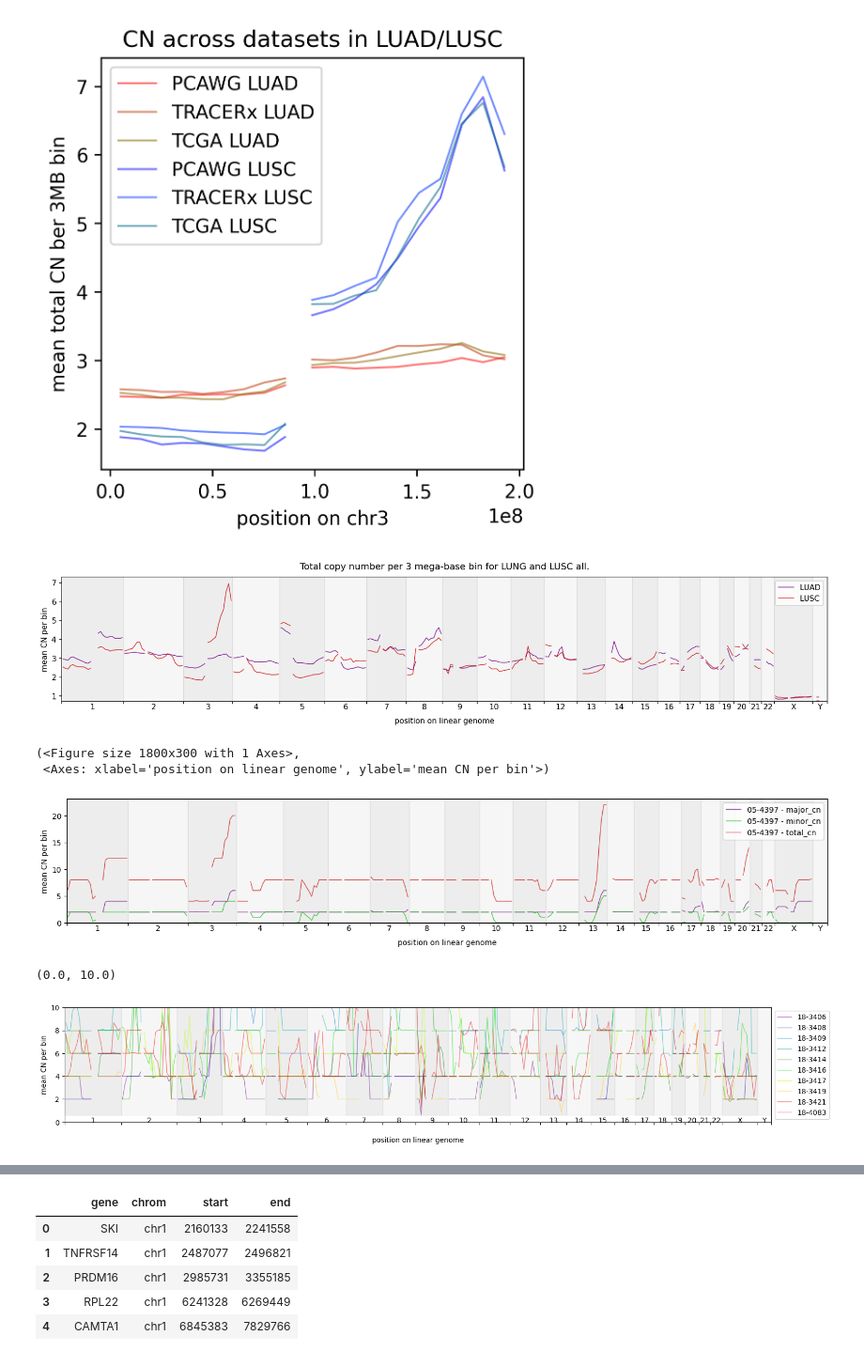
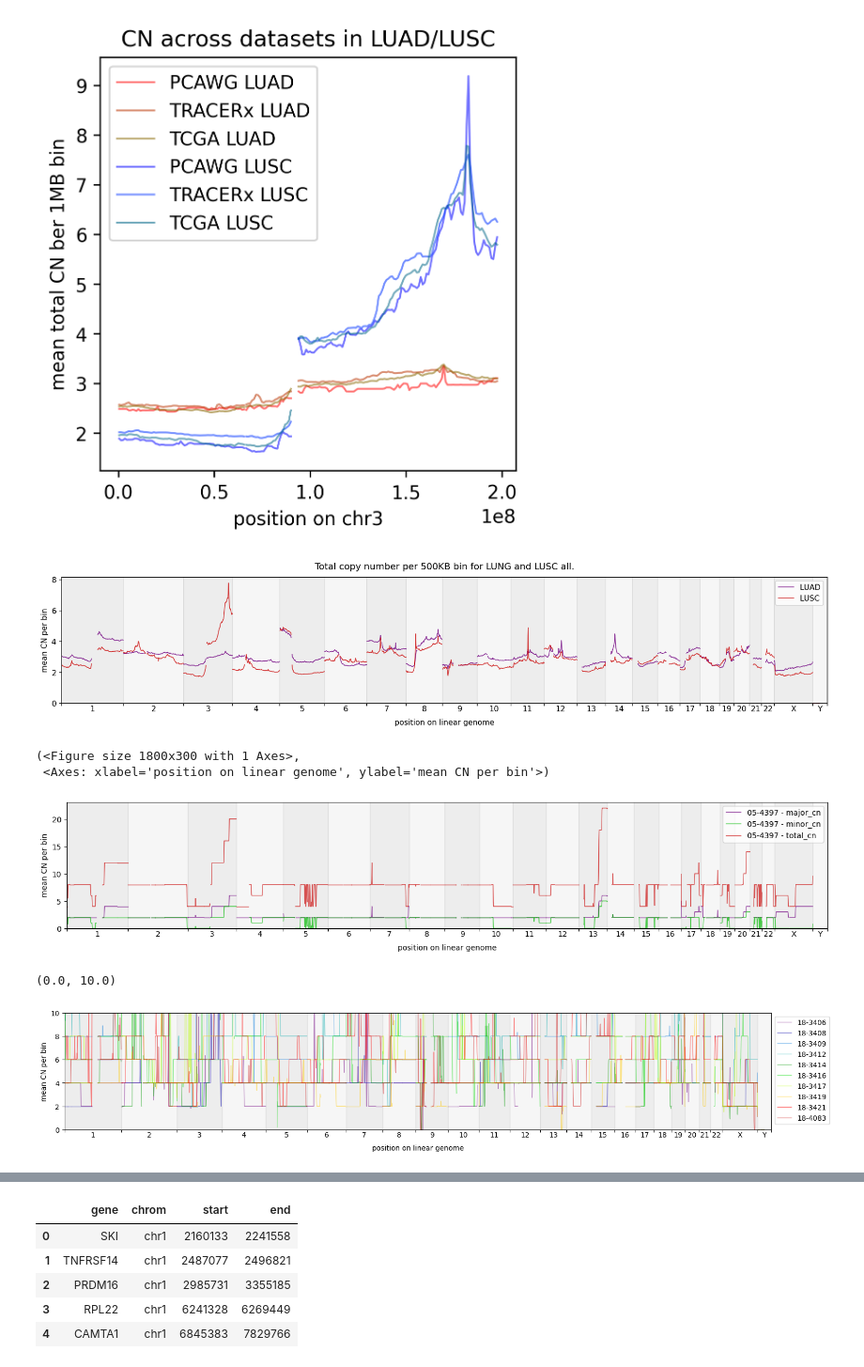
Before and after one commit to ICCB-Cologne/CNSistent, a Jupyter notebook: notebooks/analyze/analyze_lung.ipynb, the cells around one changed output, grey strips where cells are left out. Shown at 94% size. Saved outputs shown, nothing was run; the diff lists cells and outputs as text; code cells hidden in the pictures.

```diff
--- a/notebooks/analyze/analyze_lung.ipynb
+++ b/notebooks/analyze/analyze_lung.ipynb
@@ -34,6 +19,9 @@ get_cns_for_type(cns["PCAWG"], samples["PCAWG"], "LUAD").head()
+# %%
+samples_df, cns_df = main_load_data("1MB")
+datasets = samples_df["source"].unique()
 # %%
-luad_dict = { k : get_cns_for_type(cns[k], samples[k], "LUAD") for k in cns.keys() }
-lusc_dict = { k : get_cns_for_type(cns[k], samples[k], "LUSC") for k in cns.keys() }
+luad_dict = { k : get_cns_for_type(cns_df, samples_df.query(f"source == '{k}'"), "LUAD") for k in datasets }
+lusc_dict = { k : get_cns_for_type(cns_df, samples_df.query(f"source == '{k}'"), "LUSC") for k in datasets }
 means_single = [group_bins(dataset) for dataset in [v for k, v in luad_dict.items()] + [v for k, v in lusc_dict.items()]]
 luad_all = pd.concat([v for k, v in luad_dict.items()])
 lusc_all = pd.concat([v for k, v in lusc_dict.items()])
@@ -54,43 +29,43 @@ means_single[0].head()
 # %%
 labels = ["PCAWG LUAD", "TRACERx LUAD", "TCGA LUAD", "PCAWG LUSC", "TRACERx LUSC", "TCGA LUSC"]
 fig, ax = fig_lines(means_single, labels, column="total_cn", color=["#FF0000", "#BB3300", "#886600", "#0000FF", "#0033FF", "#006688"], dpi=300, chrom="chr3")
-ax.set_ylabel("mean total CN ber 3MB bin")
+ax.set_ylabel("mean total CN ber 1MB bin")
 ax.set_title("CN across datasets in LUAD/LUSC")
 ax.legend(loc='upper left')
 plt.savefig("../../out/fig_LUAD_LUSC_single.pdf", bbox_inches='tight')
 # %% [output]
-[figure, old version]
+[figure, new version]
 # %%
 fig, ax = fig_lines(means_all, ["LUAD", "LUSC"], column="total_cn", dpi=150)
-ax.set_title("Total copy number per 3 mega-base bin for LUNG and LUSC all.", pad=10)
+ax.set_title("Total copy number per 500KB bin for LUNG and LUSC all.", pad=10)
 plt.savefig("../../out/fig_LUAD_LUSC_all.pdf", bbox_inches='tight')
 # %% [output]
-[figure, old version]
+[figure, new version]
 # %%
-tracer_x_sel_ids = list(samples["TCGA"].query("type == 'LUAD'").index[9:10])
+tcga_sel_ids = list(samples_df.query("source == 'TCGA_hg19' and type == 'LUAD'").index[9:10])
 
 groups = []
-for id in tracer_x_sel_ids:
-	select_cns = cns["TCGA"].set_index("sample_id").loc[id].reset_index()
+for id in tcga_sel_ids:
+	select_cns = cns_df.set_index("sample_id").loc[id].reset_index()
 	groups.append(sum_cns(add_cns_loc(select_cns)))
 
-shorten = [name[-7:] for name in tracer_x_sel_ids]
+shorten = [name[-7:] for name in tcga_sel_ids]
 fig_lines(groups, shorten)
 # %% [output]
 (<Figure size 1800x300 with 1 Axes>,
  <Axes: xlabel='position on linear genome', ylabel='mean CN per bin'>)
-[figure, old version]
+[figure, new version]
 # %%
-tracer_x_sel_ids = list(samples["TCGA"].query("type == 'LUSC'").index[:10])
+tcga_sel_ids = list(samples_df.query("source == 'TCGA_hg19' and type == 'LUSC'").index[:10])
 
 groups = []
-for id in tracer_x_sel_ids:
-	select_cns = cns["TCGA"].set_index("sample_id").loc[id].reset_index()
+for id in tcga_sel_ids:
+	select_cns = cns_df.set_index("sample_id").loc[id].reset_index()
 	groups.append(sum_cns(add_cns_loc(select_cns)))
 
-shorten = [name[-7:] for name in tracer_x_sel_ids]
-fig, ax = fig_lines(groups, shorten, column="total_cn");
+shorten = [name[-7:] for name in tcga_sel_ids]
+fig, ax = fig_lines(groups, shorten, column="total_cn")
 ax.set_ylim(0,10)
 # %% [output]
 (0.0, 10.0)
-[figure, old version]
+[figure, new version]
```
Also changed, not shown: parts of 15 cells of this notebook, 4 other files.
